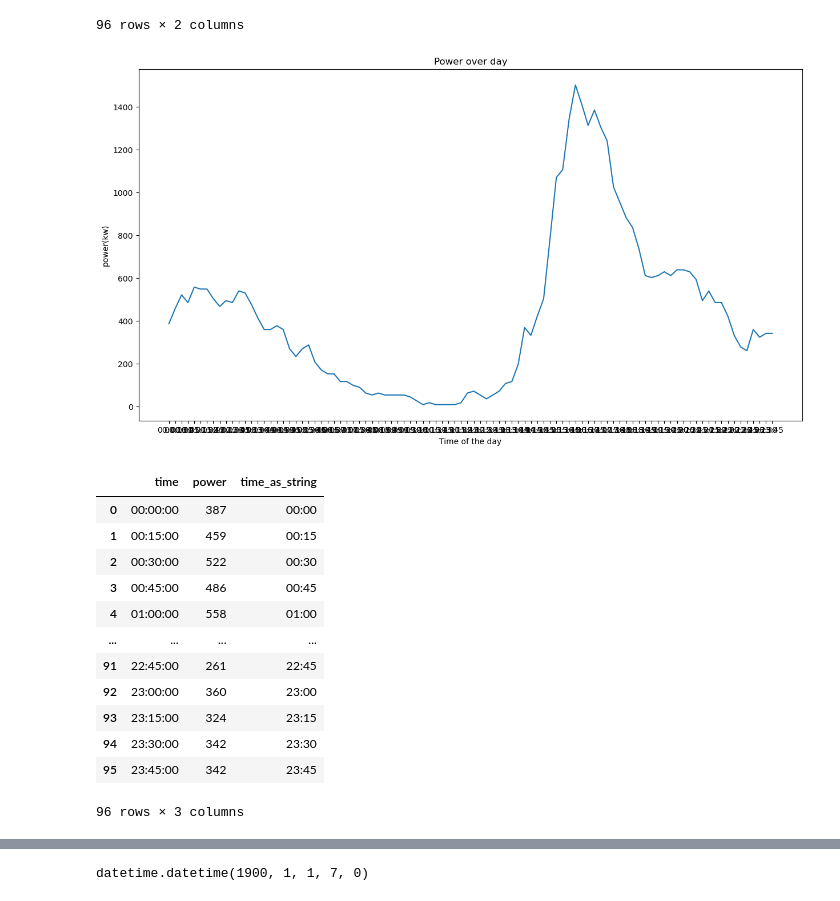
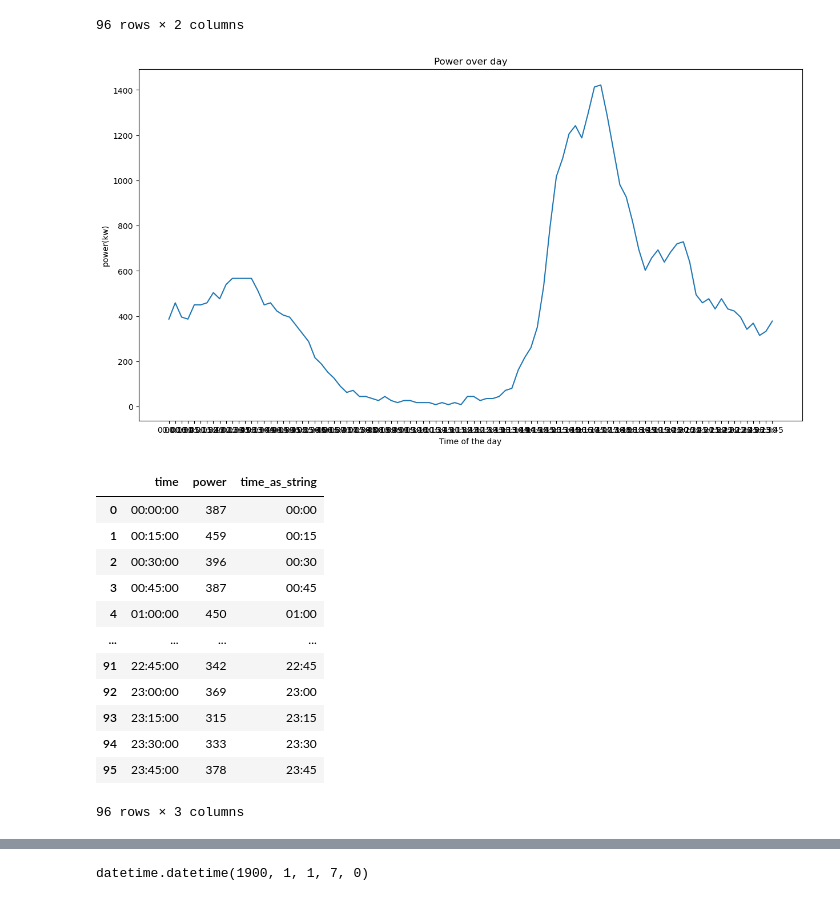
Before and after one commit to yanis-trn/EnergyNow2.0, a Jupyter notebook: EV-modeling.ipynb, the cells around one changed output, grey strips where cells are left out. Saved outputs shown, nothing was run; the diff lists cells and outputs as text; code cells hidden in the pictures.

```diff
--- a/EV-modeling.ipynb
+++ b/EV-modeling.ipynb
@@ -272,6 +272,13 @@ def round_time_15(original_time: datetime) -> datetime:
     return rounded_time
 # %%
 def model_charging(start_charging_time, required_energy, power_charge):
+    '''
+    Situation with no flexibility
+    This function model the charging of an EV with a given power and a given required energy when just charging when plugged in
+    :input: start_charging_time: datetime object
+    :input: required_energy: float
+    :input: power_charge: float
+    :output: df: DataFrame with the time and the power'''
     start_time = pd.Timestamp("00:00")
     end_time = pd.Timestamp("23:59")
     time_intervals = pd.date_range(start_time, end_time, freq='15T').time
@@ -331,24 +338,24 @@ test
 # %%
 number_samples = 1000
 
 for sample in tqdm(range(number_samples)):
     sampled_time, random_kwh = sample_random_charging_event(data_charging, event_counts)
-    df = model_charging(datetime.strptime(sampled_time, "%H:%M"), random_kwh, 9)
+    df = model_charging(sampled_time, random_kwh, 9)
     if sample == 0:
         df_final = df.copy()
     else:
         df_final["power"] = df_final["power"] + df["power"]
 
 df_final['time_as_string'] = df_final['time'].apply(lambda x: x.strftime('%H:%M'))
 
 plt.figure(figsize=(15, 8))
 sns.lineplot(data=df_final, x='time_as_string', y='power')
 plt.xlabel('Time of the day')
 plt.ylabel('power(kw)')
 plt.title('Power over day')
 plt.show()
 # %% [output]
-[figure, old version]
+[figure, new version]
 # %%
 df_final['time_as_string'] = df_final['time'].apply(lambda x: x.strftime('%H:%M'))
 df_final
@@ -356,15 +363,15 @@ df_final
 |  | time | power | time_as_string |
 | 0 | 00:00:00 | 387 | 00:00 |
 | 1 | 00:15:00 | 459 | 00:15 |
-| 2 | 00:30:00 | 522 | 00:30 |
-| 3 | 00:45:00 | 486 | 00:45 |
-| 4 | 01:00:00 | 558 | 01:00 |
+| 2 | 00:30:00 | 396 | 00:30 |
+| 3 | 00:45:00 | 387 | 00:45 |
+| 4 | 01:00:00 | 450 | 01:00 |
 | ... | ... | ... | ... |
-| 91 | 22:45:00 | 261 | 22:45 |
-| 92 | 23:00:00 | 360 | 23:00 |
-| 93 | 23:15:00 | 324 | 23:15 |
-| 94 | 23:30:00 | 342 | 23:30 |
-| 95 | 23:45:00 | 342 | 23:45 |
+| 91 | 22:45:00 | 342 | 22:45 |
+| 92 | 23:00:00 | 369 | 23:00 |
+| 93 | 23:15:00 | 315 | 23:15 |
+| 94 | 23:30:00 | 333 | 23:30 |
+| 95 | 23:45:00 | 378 | 23:45 |
 96 rows × 3 columns
 # %%
 # plot power over day from df
```
Also changed, not shown: parts of 20 cells of this notebook.
